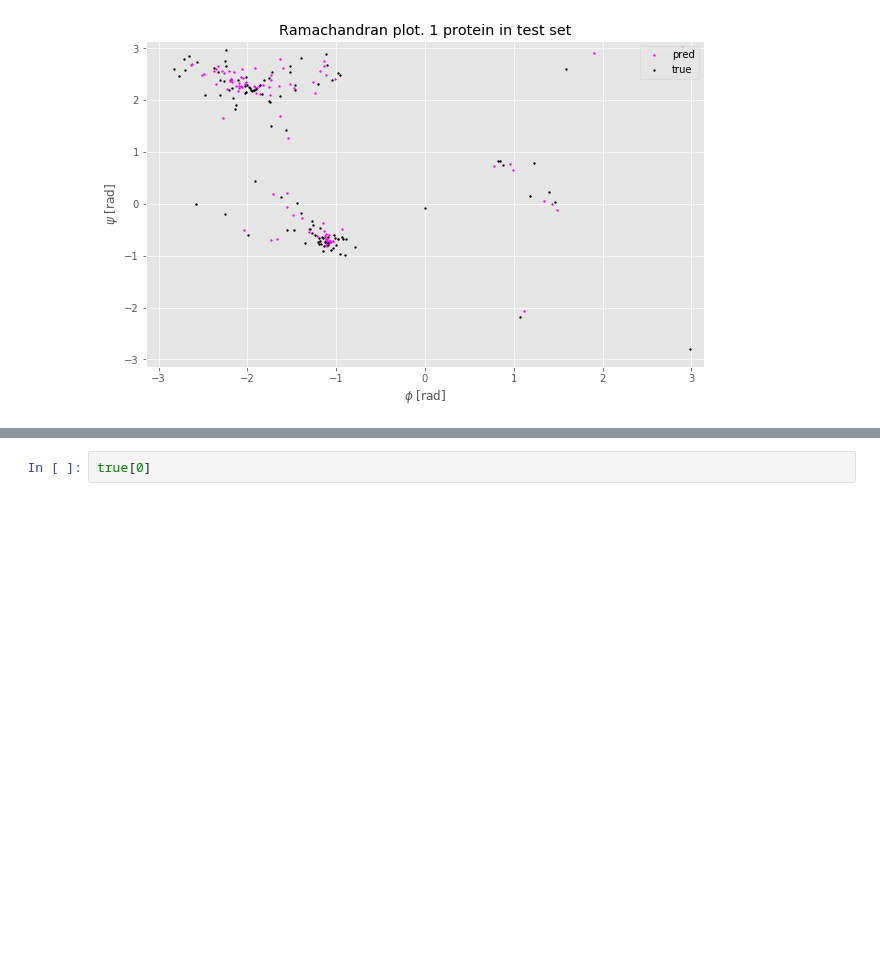
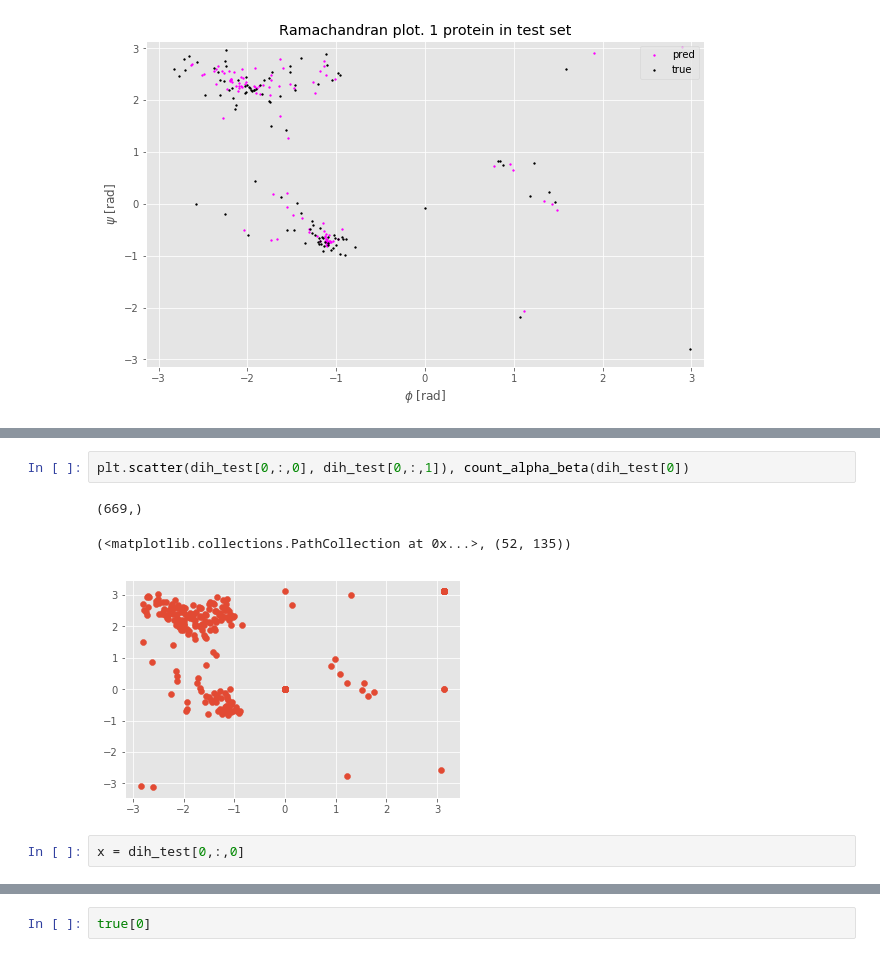
Before and after one commit to m3h0w/protein-dihedral-angles-prediction, a Jupyter notebook: Full pipeline - tensor data.ipynb, the cells around one changed output, grey strips where cells are left out. Drawn from its saved outputs; the diff is of its cells as text; blank space fills up the shorter version.

```diff
--- a/Full pipeline - tensor data.ipynb
+++ b/Full pipeline - tensor data.ipynb
@@ -473,0 +523,8 @@ INFO:tensorflow:Restoring parameters from ./checkpoints/alphabet_vectors/tmp/mae
+# %%
+plt.scatter(dih_test[0,:,0], dih_test[0,:,1]), count_alpha_beta(dih_test[0])
+# %% [output]
+(669,)
+(<matplotlib.collections.PathCollection at 0x...>, (52, 135))
+[figure, added]
+# %%
+x = dih_test[0,:,0]
```
Also changed, not shown: parts of 22 cells of this notebook.
